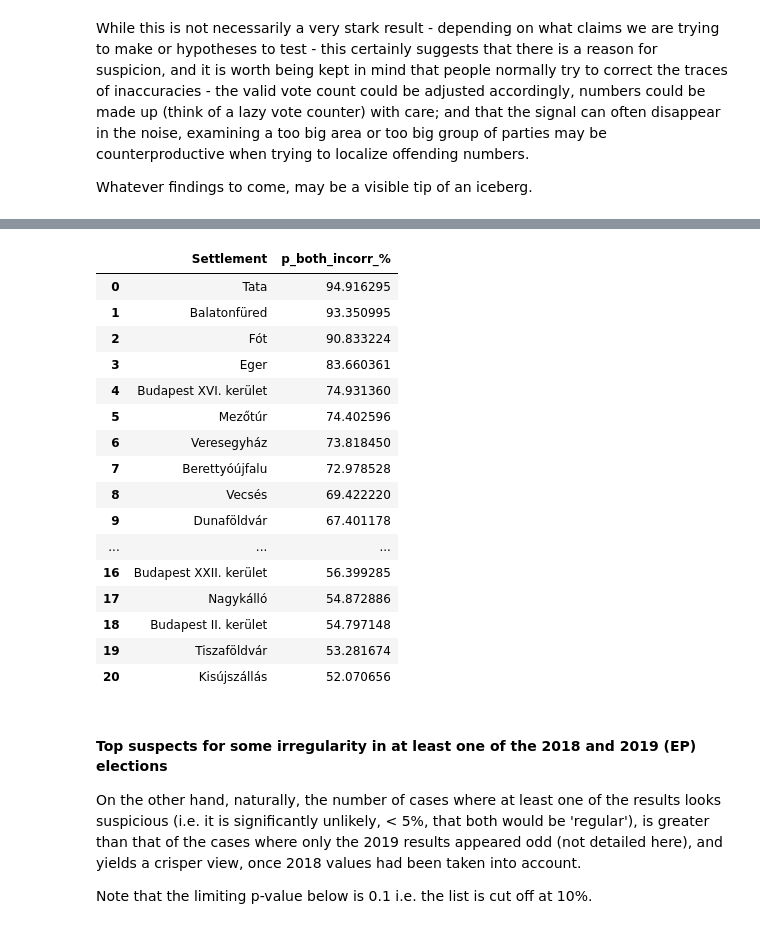
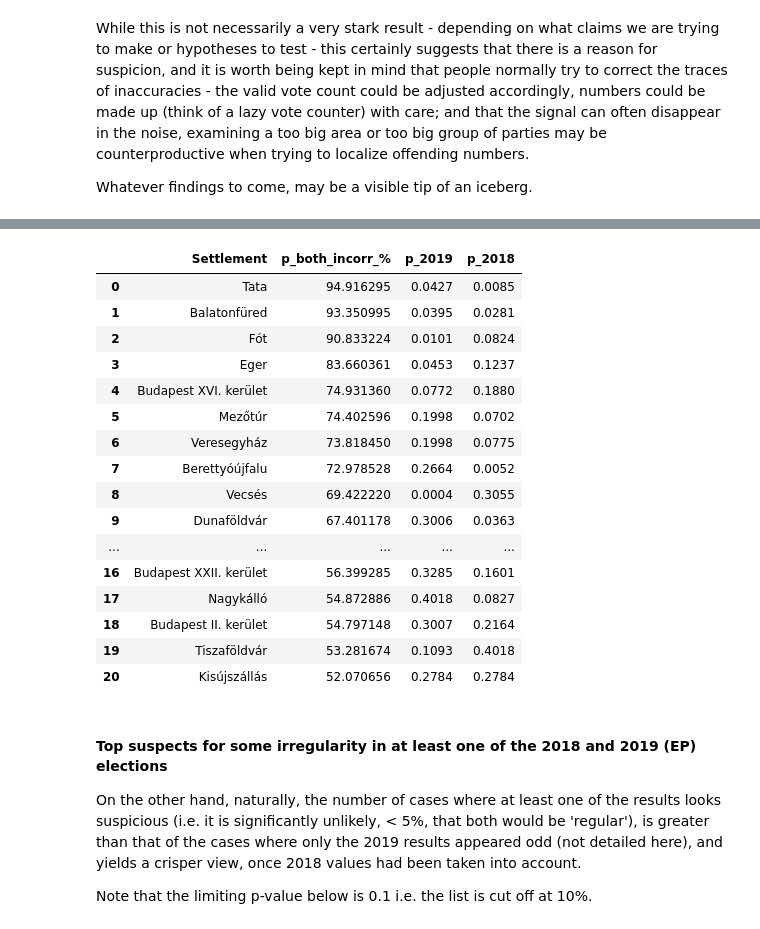
Before and after one commit to brezniczky/ep_elections_2019_hun, a Jupyter notebook: report.ipynb, the cells around one changed output, grey strips where cells are left out. Drawn from its saved outputs; the diff is of its cells as text; code cells hidden in the pictures.

```diff
--- a/report.ipynb
+++ b/report.ipynb
@@ -66,31 +67,31 @@ confidence, however, the suspects can be listed out in decreasing likeliness.
 # %%
 import app6_comparative as app6
 
 (df_comparative, suspects,
  df_comparative_sorted_by_both, suspects2,
  df_comparative_sorted_by_all_3, suspects3) = app6.load_results()
 
 suspects2["p_both_incorr_%"] = suspects2["p_both_incorr"] * 100
 
-suspects2[["Settlement", "p_both_incorr_%"]]
+suspects2[["Settlement", "p_both_incorr_%", "p_2019", "p_2018"]]
 # %% [output]
-|  | Settlement | p_both_incorr_% |
-| 0 | Tata | 94.916295 |
-| 1 | Balatonfüred | 93.350995 |
-| 2 | Fót | 90.833224 |
-| 3 | Eger | 83.660361 |
-| 4 | Budapest XVI. kerület | 74.931360 |
-| 5 | Mezőtúr | 74.402596 |
-| 6 | Veresegyház | 73.818450 |
-| 7 | Berettyóújfalu | 72.978528 |
-| 8 | Vecsés | 69.422220 |
-| 9 | Dunaföldvár | 67.401178 |
-| ... | ... | ... |
-| 16 | Budapest XXII. kerület | 56.399285 |
-| 17 | Nagykálló | 54.872886 |
-| 18 | Budapest II. kerület | 54.797148 |
-| 19 | Tiszaföldvár | 53.281674 |
-| 20 | Kisújszállás | 52.070656 |
+|  | Settlement | p_both_incorr_% | p_2019 | p_2018 |
+| 0 | Tata | 94.916295 | 0.0427 | 0.0085 |
+| 1 | Balatonfüred | 93.350995 | 0.0395 | 0.0281 |
+| 2 | Fót | 90.833224 | 0.0101 | 0.0824 |
+| 3 | Eger | 83.660361 | 0.0453 | 0.1237 |
+| 4 | Budapest XVI. kerület | 74.931360 | 0.0772 | 0.1880 |
+| 5 | Mezőtúr | 74.402596 | 0.1998 | 0.0702 |
+| 6 | Veresegyház | 73.818450 | 0.1998 | 0.0775 |
+| 7 | Berettyóújfalu | 72.978528 | 0.2664 | 0.0052 |
+| 8 | Vecsés | 69.422220 | 0.0004 | 0.3055 |
+| 9 | Dunaföldvár | 67.401178 | 0.3006 | 0.0363 |
+| ... | ... | ... | ... | ... |
+| 16 | Budapest XXII. kerület | 56.399285 | 0.3285 | 0.1601 |
+| 17 | Nagykálló | 54.872886 | 0.4018 | 0.0827 |
+| 18 | Budapest II. kerület | 54.797148 | 0.3007 | 0.2164 |
+| 19 | Tiszaföldvár | 53.281674 | 0.1093 | 0.4018 |
+| 20 | Kisújszállás | 52.070656 | 0.2784 | 0.2784 |
 # %% [markdown]
 #### Top suspects for some irregularity in at least one of the 2018 and 2019 (EP) elections
 
```
Also changed, not shown: parts of 1 cell of this notebook, 1 other file.
